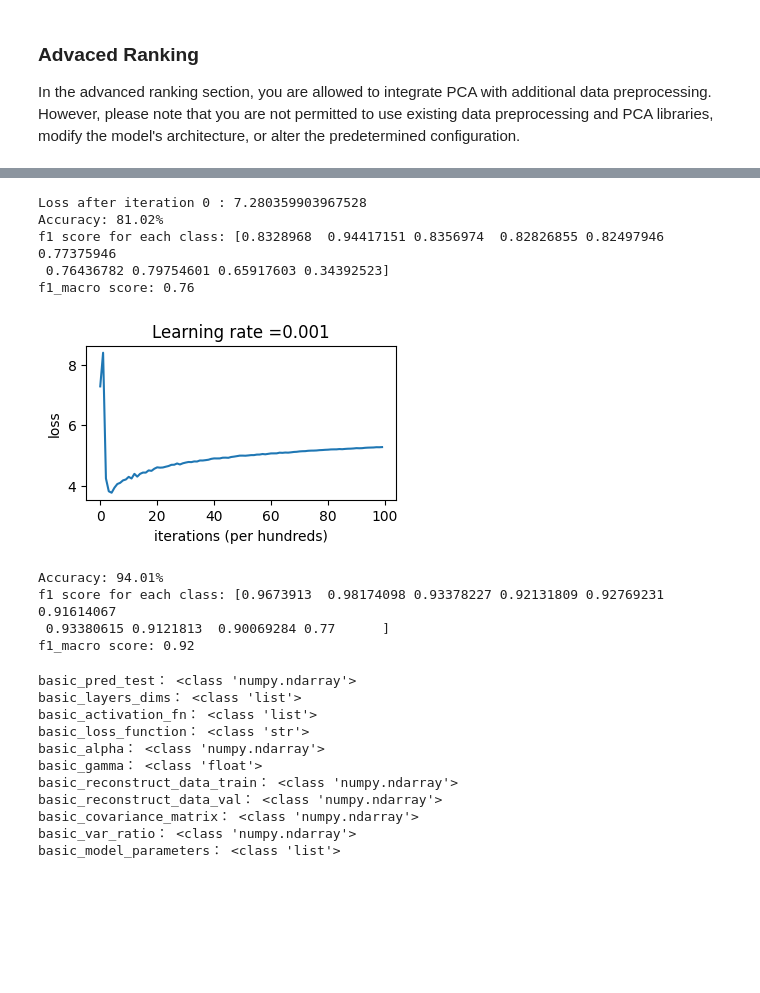
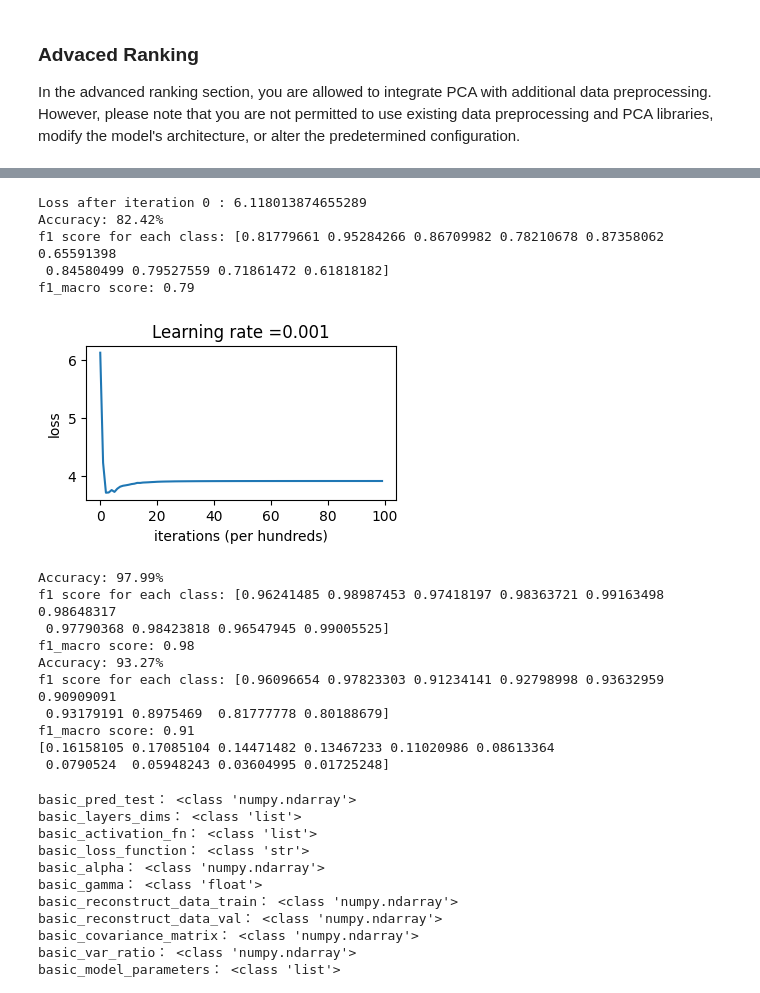
Before and after one commit to nevikw39/ML, a Jupyter notebook: HW4/HW4.ipynb, the cells around one changed output, grey strips where cells are left out. Saved outputs shown, nothing was run; the diff lists cells and outputs as text; code cells hidden in the pictures; blank space fills up the shorter version.

Commit message:
HW4 PCA Fitted by Whole Data

```diff
--- a/HW4/HW4.ipynb
+++ b/HW4/HW4.ipynb
@@ -436,13 +436,20 @@ In the advanced ranking section, you are allowed to integrate PCA with additiona
 input_dim = 256
 loss_function = "focal_loss"
 
-mu = np.concatenate((X_noise_train, X_noise_test)).mean(axis=0)
-x_noise_train_cent = x_noise_train - mu
-x_noise_val_cent = x_noise_val - mu
+perm = np.random.permutation(X_noise_train.shape[0])
+X_noise_train = X_noise_train[perm]
+Y_noise_train = Y_noise_train[perm]
+
+X = np.concatenate((X_noise_train, X_noise_test))
+
+mu = X.mean(axis=0)
+X_noise_train_cent = X_noise_train - mu
 X_noise_test_cent = X_noise_test - mu
 
 pca = MY_PCA(input_dim)
-x_train_spca = pca.fit_transform(x_noise_train_cent)
-x_val_spca = pca.transform(x_noise_val_cent)
-x_test_spca = pca.transform(X_noise_test_cent)
+pca.fit_transform(X)
+X_train_pca = pca.transform(X_noise_train_cent)
+x_test_pca = pca.transform(X_noise_test_cent)
+
+x_train_pca, y_noise_train, x_val_pca, y_noise_val = data_preprocess(X_train_pca, Y_noise_train)
 ### END CODE HERE ###
@@ -449,24 +464,32 @@ x_test_spca = pca.transform(X_noise_test_cent)
 # %%
 adv_config = Config([input_dim, 128, 10], loss_function)
 adv_model = Model(adv_config)
 
 # GRADED CODE: RANKING PART DO YOUR TRAINING WORK HERE
 ### START CODE HERE ###
-trainer(adv_model, adv_config, x_train_spca, y_noise_train, x_val_spca, y_noise_val)
-predict(x_val_spca, y_noise_val, adv_model)
-adv_pred_test = predict(x_test_spca, None, adv_model)
+trainer(adv_model, adv_config, x_train_pca, y_noise_train, x_val_pca, y_noise_val)
+predict(x_train_pca, y_noise_train, adv_model)
+predict(x_val_pca, y_noise_val, adv_model)
+adv_pred_test = predict(x_test_pca, None, adv_model)
+print(np.array([(adv_pred_test == i).sum() / len(adv_pred_test) for i in range(10)]))
 ### END CODE HERE ###
 # %% [output]
-Loss after iteration 0 : 7.280359903967528
-Accuracy: 81.02%
-f1 score for each class: [0.8328968  0.94417151 0.8356974  0.82826855 0.82497946 0.77375946
- 0.76436782 0.79754601 0.65917603 0.34392523]
-f1_macro score: 0.76
+Loss after iteration 0 : 6.118013874655289
+Accuracy: 82.42%
+f1 score for each class: [0.81779661 0.95284266 0.86709982 0.78210678 0.87358062 0.65591398
+ 0.84580499 0.79527559 0.71861472 0.61818182]
+f1_macro score: 0.79
-[figure, old version]
+[figure, new version]
-Accuracy: 94.01%
-f1 score for each class: [0.9673913  0.98174098 0.93378227 0.92131809 0.92769231 0.91614067
- 0.93380615 0.9121813  0.90069284 0.77      ]
-f1_macro score: 0.92
+Accuracy: 97.99%
+f1 score for each class: [0.96241485 0.98987453 0.97418197 0.98363721 0.99163498 0.98648317
+ 0.97790368 0.98423818 0.96547945 0.99005525]
+f1_macro score: 0.98
+Accuracy: 93.27%
+f1 score for each class: [0.96096654 0.97823303 0.91234141 0.92798998 0.93632959 0.90909091
+ 0.93179191 0.8975469  0.81777778 0.80188679]
+f1_macro score: 0.91
+[0.16158105 0.17085104 0.14471482 0.13467233 0.11020986 0.08613364
+ 0.0790524  0.05948243 0.03604995 0.01725248]
 # %%
 outputs["sparse_Vt"] = sparse_Vt
 outputs["sparse_pca"] = sparse_pca_check
```
Also changed, not shown: parts of 12 cells of this notebook, 1 other file.
